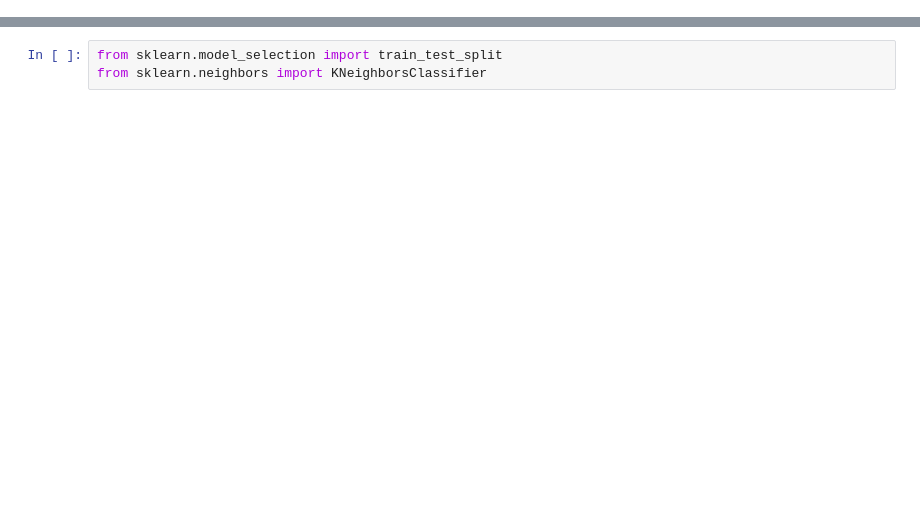
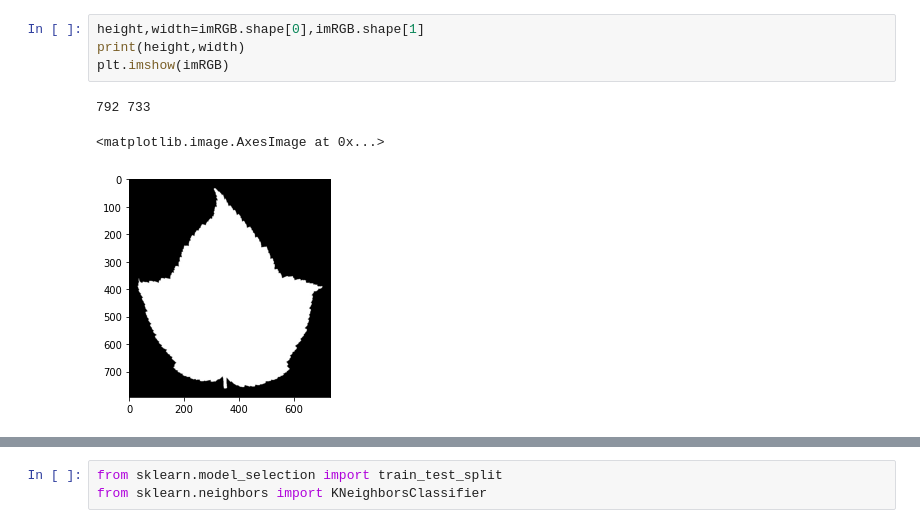
Before and after one commit to MuhammadRezaPehlevi0218/PCVK_Genap_2022, a Jupyter notebook: UAS_PCVK(x)KNN.ipynb, the cells around one changed output, grey strips where cells are left out. Cells and saved outputs as stored; diff of their text form; blank space fills up the shorter version.

```diff
--- a/UAS_PCVK(x)KNN.ipynb
+++ b/UAS_PCVK(x)KNN.ipynb
@@ -229,0 +53,8 @@ print(df)
+# %%
+height,width=imRGB.shape[0],imRGB.shape[1]
+print(height,width)
+plt.imshow(imRGB)
+# %% [output]
+792 733
+<matplotlib.image.AxesImage at 0x...>
+[figure, added]
```
Also changed, not shown: parts of 55 cells of this notebook.
